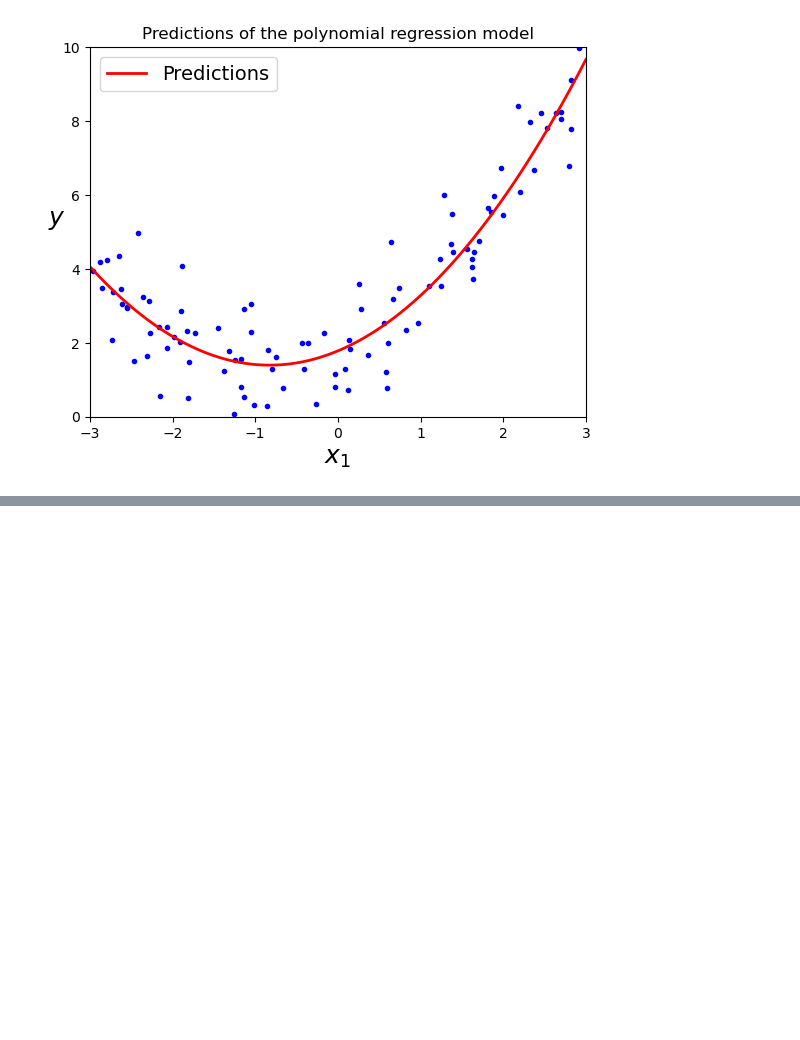
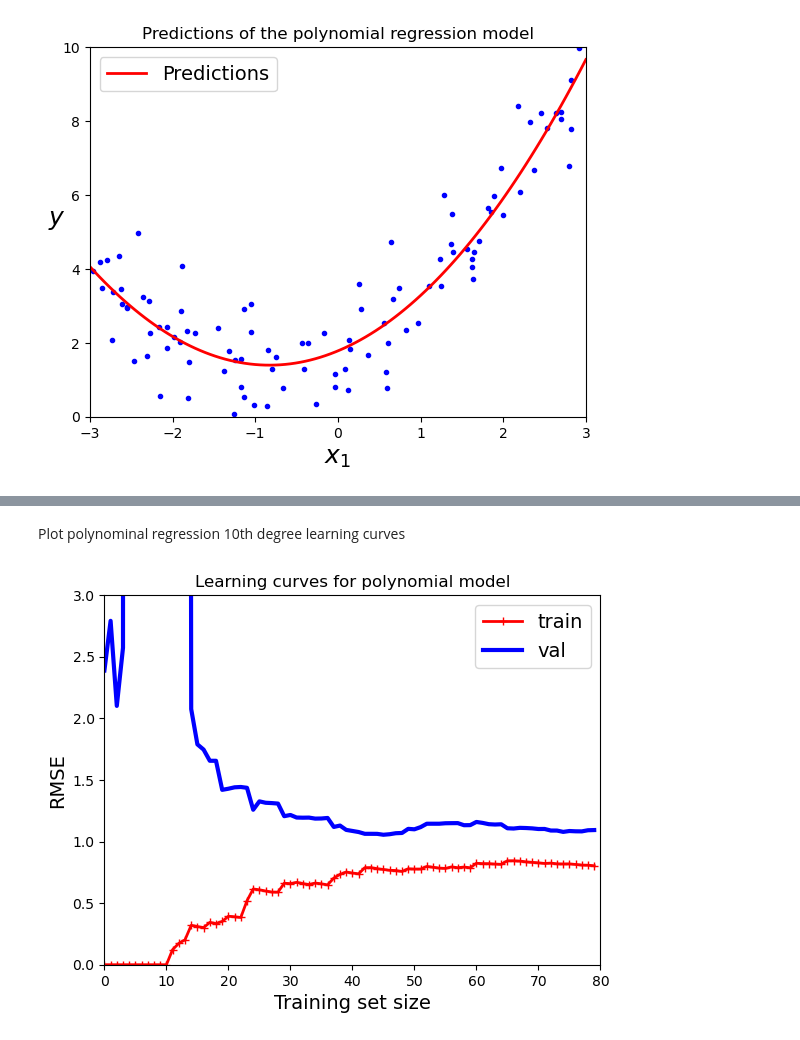
Before and after one commit to Ivan-Grigorev/Hands_On_ML, a Jupyter notebook: chapter_04.ipynb, the cells around one changed output, grey strips where cells are left out. Cells and saved outputs as stored; diff of their text form; code cells hidden in the pictures; blank space fills up the shorter version.

```diff
--- a/chapter_04.ipynb
+++ b/chapter_04.ipynb
@@ -383,0 +473,13 @@ plt.show()
+# %% [markdown]
+Plot polynominal regression 10th degree learning curves
+# %%
+polynomial_regression = Pipeline([
+    ('poly_features', PolynomialFeatures(degree=10, include_bias=False)),
+    ('lin_reg', LinearRegression())
+])
+plot_learning_curves(polynomial_regression, X, y)
+plt.axis([0, 80, 0, 3])
+plt.title('Learning curves for polynomial model')
+plt.show()
+# %% [output]
+[figure, added]
```
Also changed, not shown: parts of 22 cells of this notebook.
